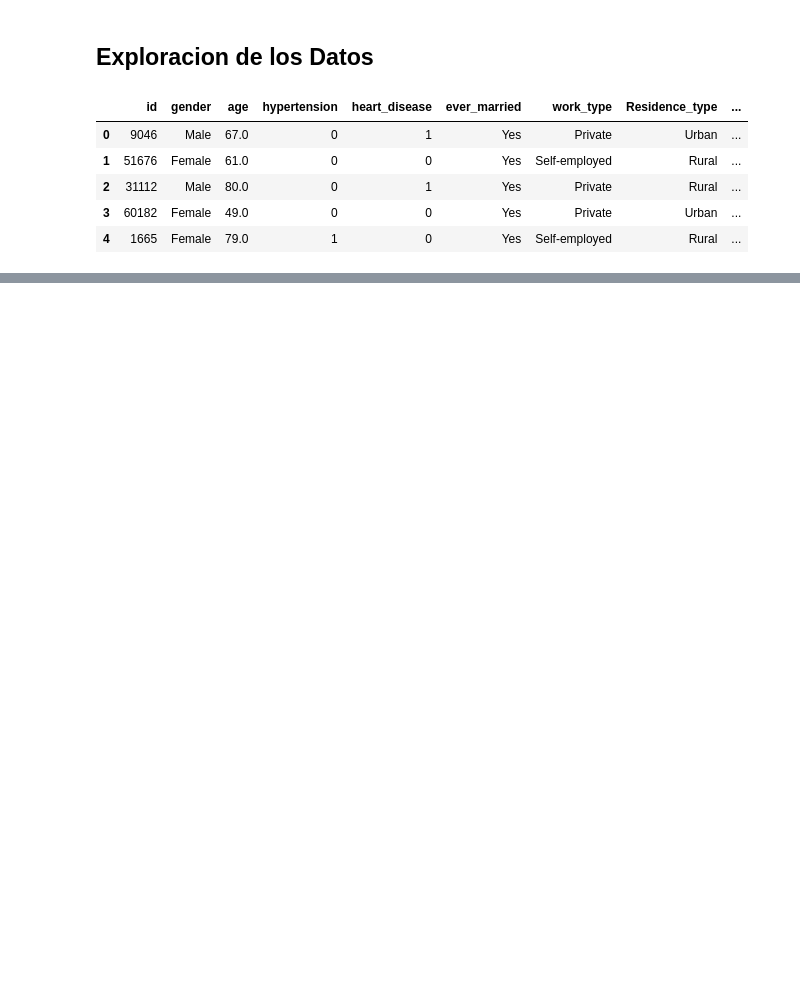
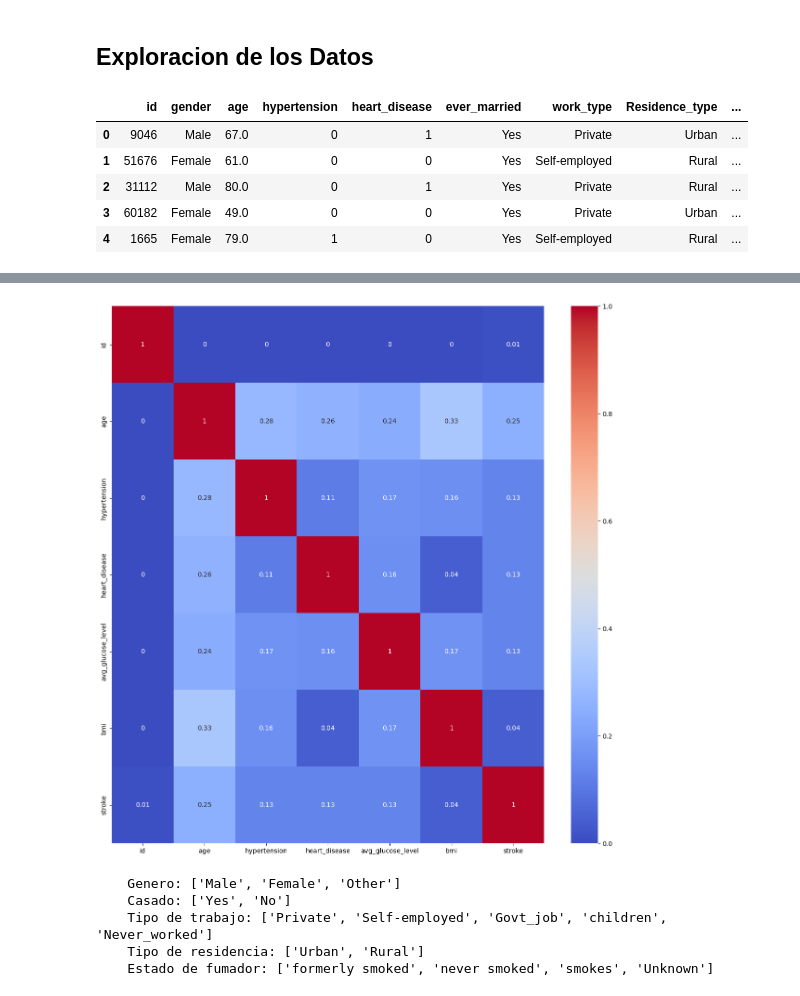
Before and after one commit to aliz378/Stoke-prediciton, a Jupyter notebook: Project/Stroke_prediction.ipynb, the cells around one changed output, grey strips where cells are left out. Drawn from its saved outputs; the diff is of its cells as text; code cells hidden in the pictures; blank space fills up the shorter version.

```diff
--- a/Project/Stroke_prediction.ipynb
+++ b/Project/Stroke_prediction.ipynb
@@ -20,0 +56,3 @@ df.head()
+# %%
+df['bmi'].fillna((df['bmi'].mean()), inplace=True)
+df.head()
@@ -20,0 +77,23 @@ df.head()
+# %%
+corr = df.corr()
+fig, ax = plt.subplots(1, 1, figsize=(15, 15))
+sns.heatmap(round(corr,2).abs(), annot=True, cmap="coolwarm", ax=ax);
+# %% [output]
+[figure, added]
+# %%
+#	bmi	smoking_status	stroke
+print(
+    f'''
+    Genero: {df['gender'].unique().tolist()}
+    Casado: {df['ever_married'].unique().tolist()}
+    Tipo de trabajo: {df['work_type'].unique().tolist()}
+    Tipo de residencia: {df['Residence_type'].unique().tolist()}
+    Estado de fumador: {df['smoking_status'].unique().tolist()}
+    '''
+)
+# %% [output]
+    Genero: ['Male', 'Female', 'Other']
+    Casado: ['Yes', 'No']
+    Tipo de trabajo: ['Private', 'Self-employed', 'Govt_job', 'children', 'Never_worked']
+    Tipo de residencia: ['Urban', 'Rural']
+    Estado de fumador: ['formerly smoked', 'never smoked', 'smokes', 'Unknown']
```
Also changed, not shown: parts of 12 cells of this notebook, 3 other files.
